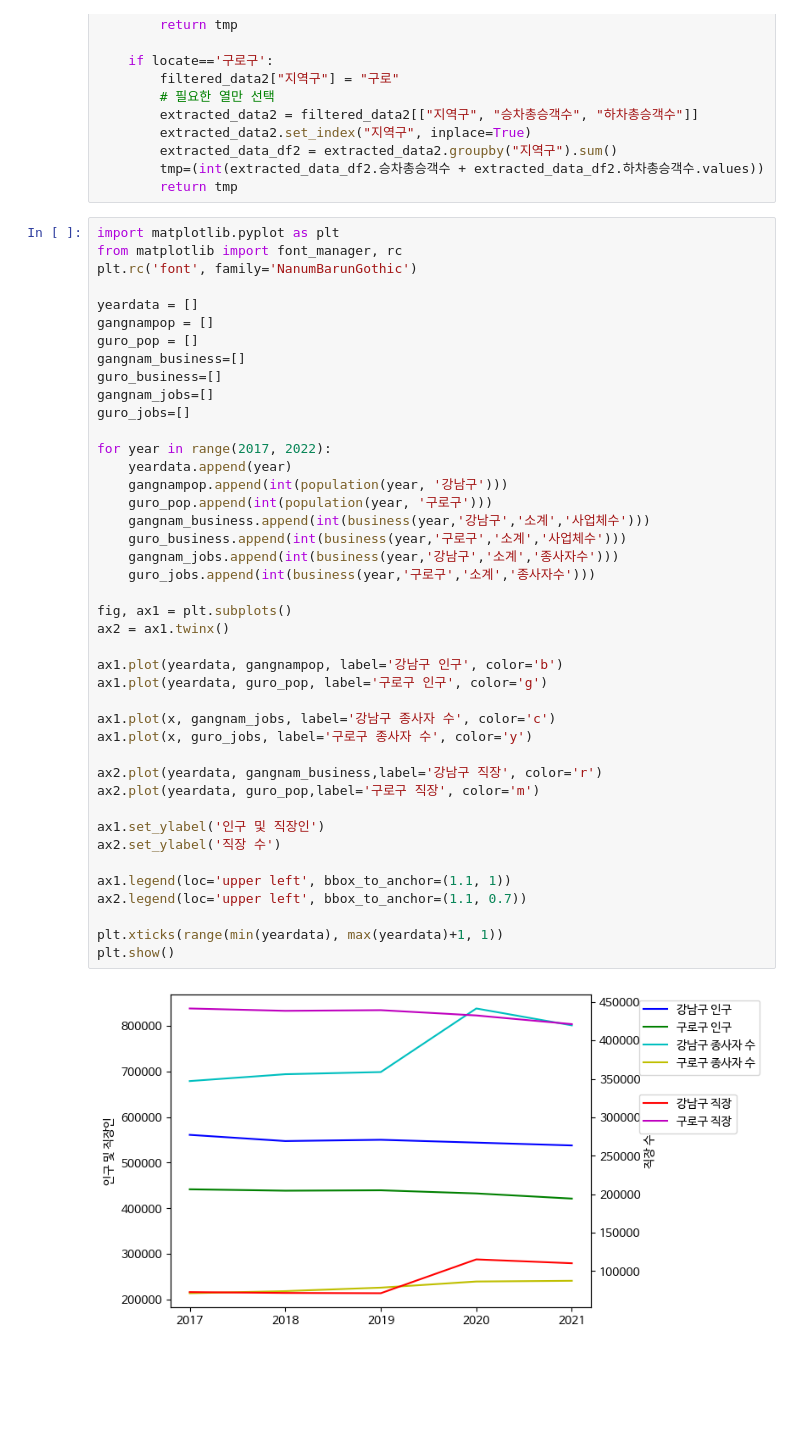
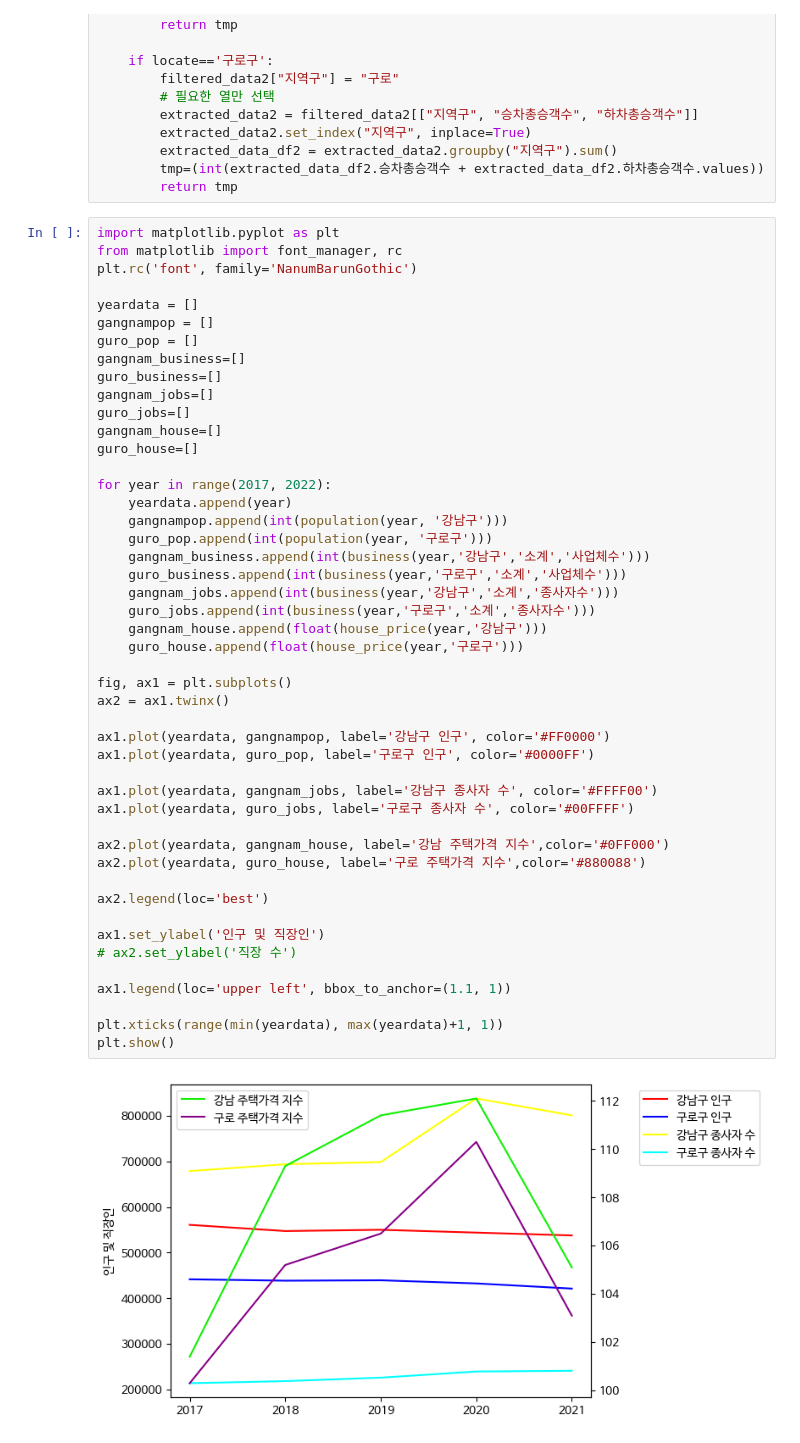
Before and after one commit to cav2280/dcx-1, a Jupyter notebook: main.ipynb, the cells around one changed output. Drawn from its saved outputs; the diff is of its cells as text; blank space fills up the shorter version.

```diff
--- a/main.ipynb
+++ b/main.ipynb
@@ -161,39 +162,44 @@ plt.rc('font', family='NanumBarunGothic')
 yeardata = []
 gangnampop = []
 guro_pop = []
 gangnam_business=[]
 guro_business=[]
 gangnam_jobs=[]
 guro_jobs=[]
+gangnam_house=[]
+guro_house=[]
 
 for year in range(2017, 2022):
     yeardata.append(year)
     gangnampop.append(int(population(year, '강남구')))
     guro_pop.append(int(population(year, '구로구')))
     gangnam_business.append(int(business(year,'강남구','소계','사업체수')))
     guro_business.append(int(business(year,'구로구','소계','사업체수')))
     gangnam_jobs.append(int(business(year,'강남구','소계','종사자수')))
     guro_jobs.append(int(business(year,'구로구','소계','종사자수')))
+    gangnam_house.append(float(house_price(year,'강남구')))
+    guro_house.append(float(house_price(year,'구로구')))
 
 fig, ax1 = plt.subplots()
 ax2 = ax1.twinx()
 
-ax1.plot(yeardata, gangnampop, label='강남구 인구', color='b')
-ax1.plot(yeardata, guro_pop, label='구로구 인구', color='g')
+ax1.plot(yeardata, gangnampop, label='강남구 인구', color='#FF0000')
+ax1.plot(yeardata, guro_pop, label='구로구 인구', color='#0000FF')
 
-ax1.plot(x, gangnam_jobs, label='강남구 종사자 수', color='c')
-ax1.plot(x, guro_jobs, label='구로구 종사자 수', color='y')
+ax1.plot(yeardata, gangnam_jobs, label='강남구 종사자 수', color='#FFFF00')
+ax1.plot(yeardata, guro_jobs, label='구로구 종사자 수', color='#00FFFF')
 
-ax2.plot(yeardata, gangnam_business,label='강남구 직장', color='r')
-ax2.plot(yeardata, guro_pop,label='구로구 직장', color='m')
+ax2.plot(yeardata, gangnam_house, label='강남 주택가격 지수',color='#0FF000')
+ax2.plot(yeardata, guro_house, label='구로 주택가격 지수',color='#880088')
+
+ax2.legend(loc='best')
 
 ax1.set_ylabel('인구 및 직장인')
-ax2.set_ylabel('직장 수')
+# ax2.set_ylabel('직장 수')
 
 ax1.legend(loc='upper left', bbox_to_anchor=(1.1, 1))
-ax2.legend(loc='upper left', bbox_to_anchor=(1.1, 0.7))
 
 plt.xticks(range(min(yeardata), max(yeardata)+1, 1))
 plt.show()
 # %% [output]
-[figure, old version]
+[figure, new version]
```
Also changed, not shown: parts of 3 cells of this notebook.
